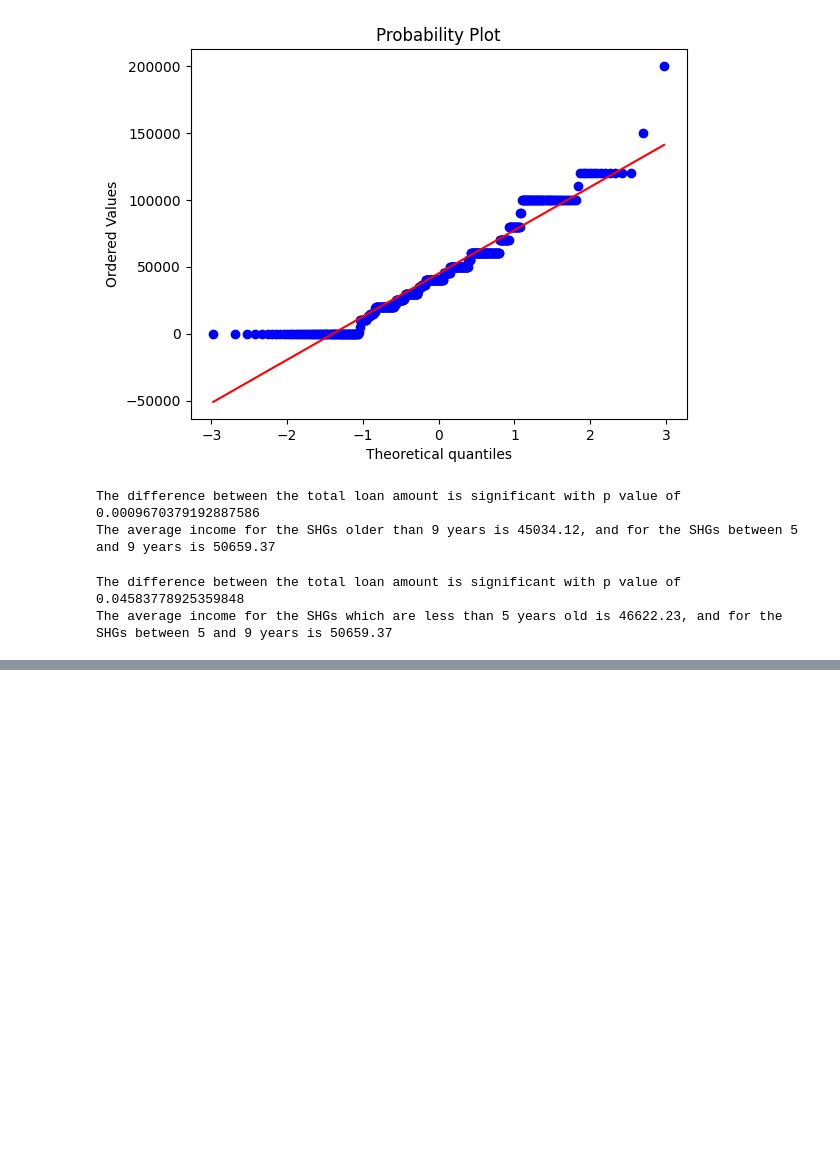
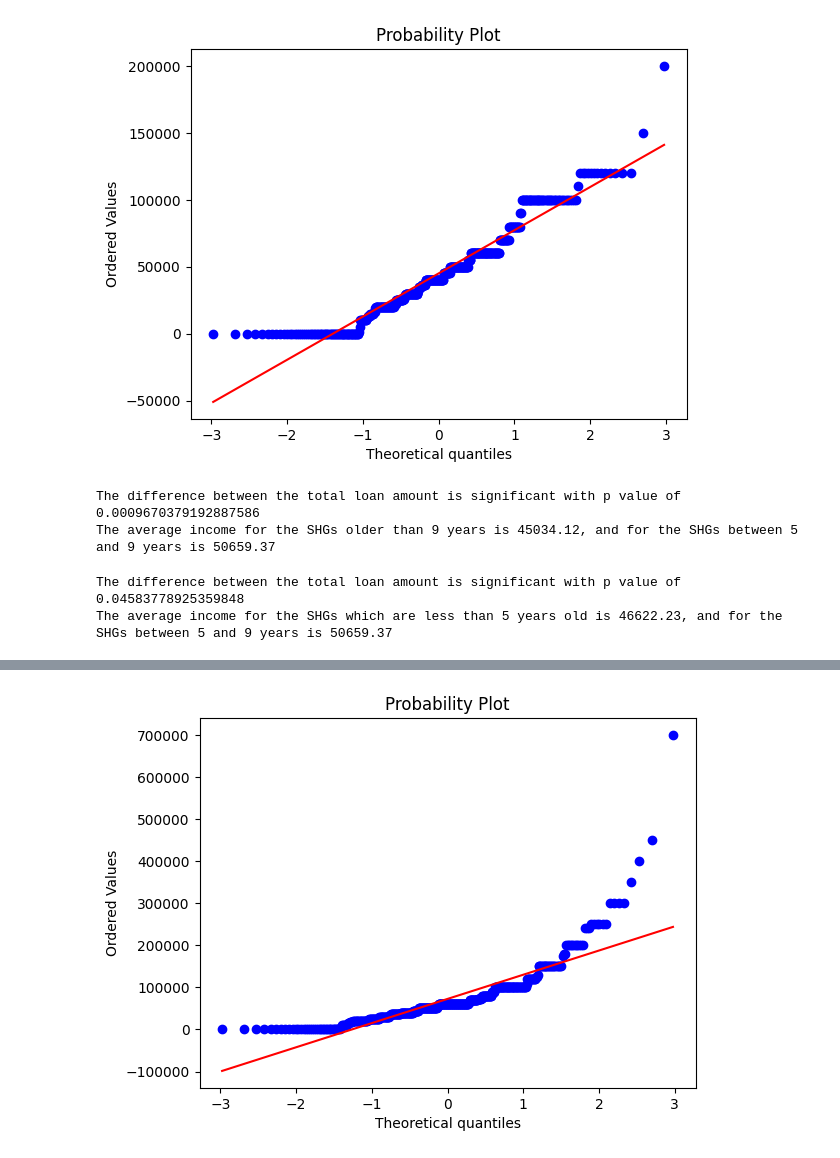
Before and after one commit to dharamdudi/DS, a Jupyter notebook: rgavp/shg_details statistical analysis.ipynb, the cells around one changed output, grey strips where cells are left out. Saved outputs shown, nothing was run; the diff lists cells and outputs as text; code cells hidden in the pictures; blank space fills up the shorter version.

```diff
--- a/rgavp/shg_details statistical analysis.ipynb
+++ b/rgavp/shg_details statistical analysis.ipynb
@@ -530,0 +550,3 @@ The average income for the SHGs which are less than 5 years old is 46622.23, and
+# %%
+lakh1_shg_5yrs_df=lakh1_df[lakh1_df.Total_yrs_in_shg.between(5,9)]
+lakh1_shg_5yrs_df
@@ -530,0 +611,5 @@ The average income for the SHGs which are less than 5 years old is 46622.23, and
+# %%
+stats.probplot(lakh1_shg_5yrs_df.yearly_income, dist="norm",plot=plt)
+plt.show()
+# %% [output]
+[figure, added]
```
Also changed, not shown: parts of 8 cells of this notebook, 1 other file.
